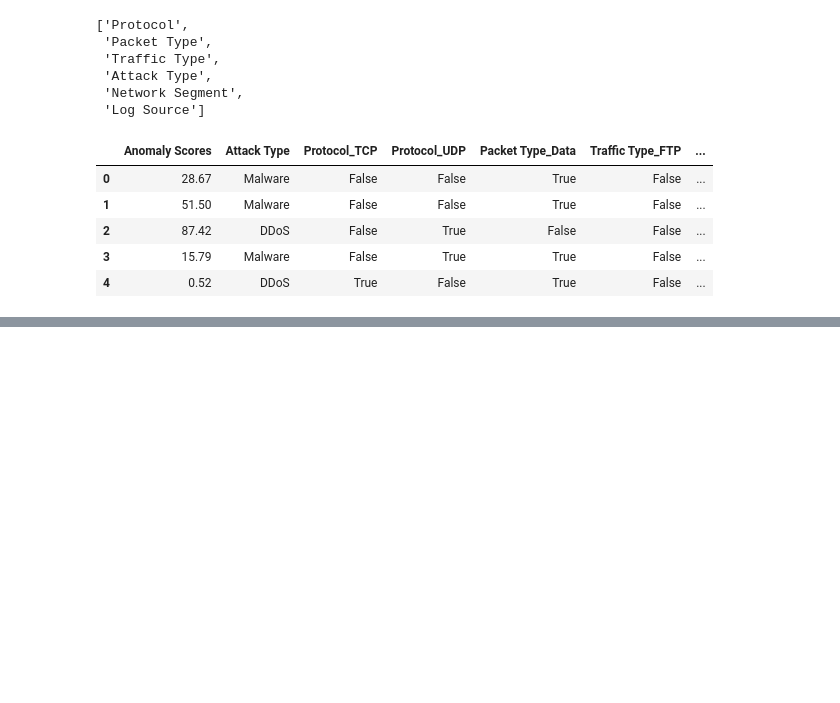
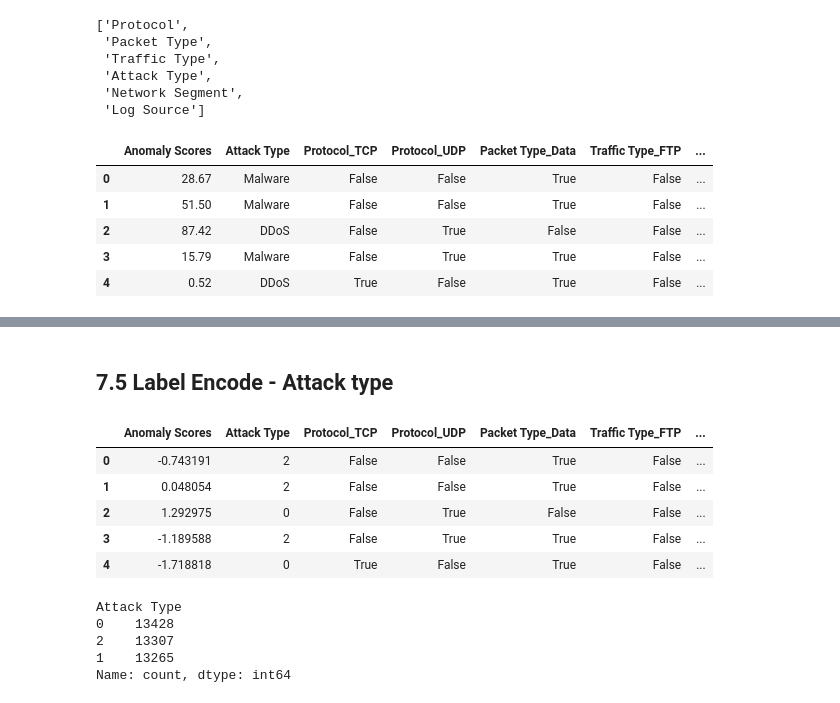
Before and after one commit to quangminh206lnh-collab/Network-attack-type-prediction-, a Jupyter notebook: notebooks/cybersecurity_analysis.ipynb, the cells around one changed output, grey strips where cells are left out. Saved outputs shown, nothing was run; the diff lists cells and outputs as text; code cells hidden in the pictures; blank space fills up the shorter version.

```diff
--- a/notebooks/cybersecurity_analysis.ipynb
+++ b/notebooks/cybersecurity_analysis.ipynb
@@ -832,0 +859,2 @@ df_coppy.head()
+# %% [markdown]
+## 7.5 Label Encode - Attack type
@@ -832,0 +866,17 @@ df_coppy.head()
+# %%
+df_copy.head()
+# %% [output]
+|  | Anomaly Scores | Attack Type | Protocol_TCP | Protocol_UDP | Packet Type_Data | Traffic Type_FTP | ... |
+| 0 | -0.743191 | 2 | False | False | True | False | ... |
+| 1 | 0.048054 | 2 | False | False | True | False | ... |
+| 2 | 1.292975 | 0 | False | True | False | False | ... |
+| 3 | -1.189588 | 2 | False | True | True | False | ... |
+| 4 | -1.718818 | 0 | True | False | True | False | ... |
+# %%
+df_copy["Attack Type"].value_counts()
+# %% [output]
+Attack Type
+0    13428
+2    13307
+1    13265
+Name: count, dtype: int64
```
Also changed, not shown: parts of 16 cells of this notebook.
